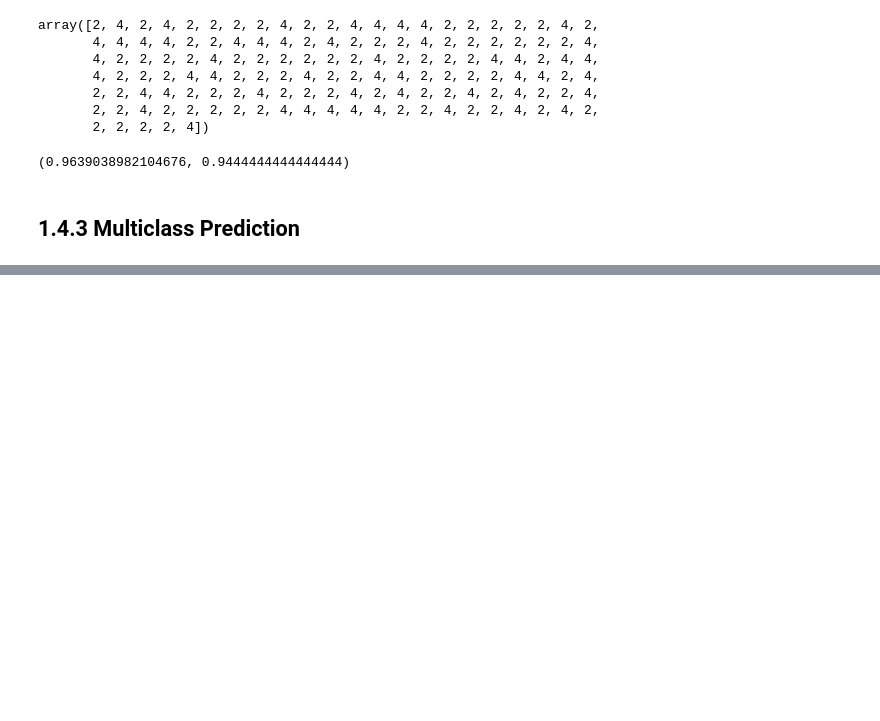
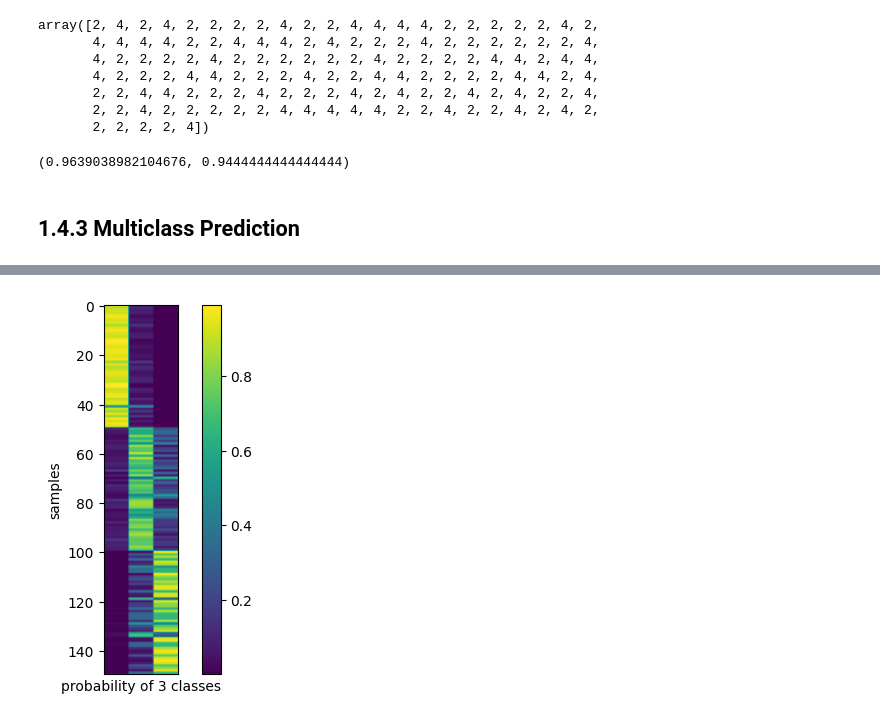
Before and after one commit to PaulToronto/IBM---AI-Engineering-Professional-Certificate, a Jupyter notebook: 1_4_Linear_Classification.ipynb, the cells around one changed output, grey strips where cells are left out. Drawn from its saved outputs; the diff is of its cells as text; code cells hidden in the pictures; blank space fills up the shorter version.

```diff
--- a/1_4_Linear_Classification.ipynb
+++ b/1_4_Linear_Classification.ipynb
@@ -955,0 +1159,3 @@ f1_score(y_test, y_hat2, average='weighted'), jaccard_score(y_test, y_hat2, pos_
+# %%
+probability = lr.predict_proba(X)
+probability[:10]
@@ -955,0 +1173,4 @@ f1_score(y_test, y_hat2, average='weighted'), jaccard_score(y_test, y_hat2, pos_
+# %%
+plot_probability_array(X, probability)
+# %% [output]
+[figure, added]
```
Also changed, not shown: parts of 67 cells of this notebook.
